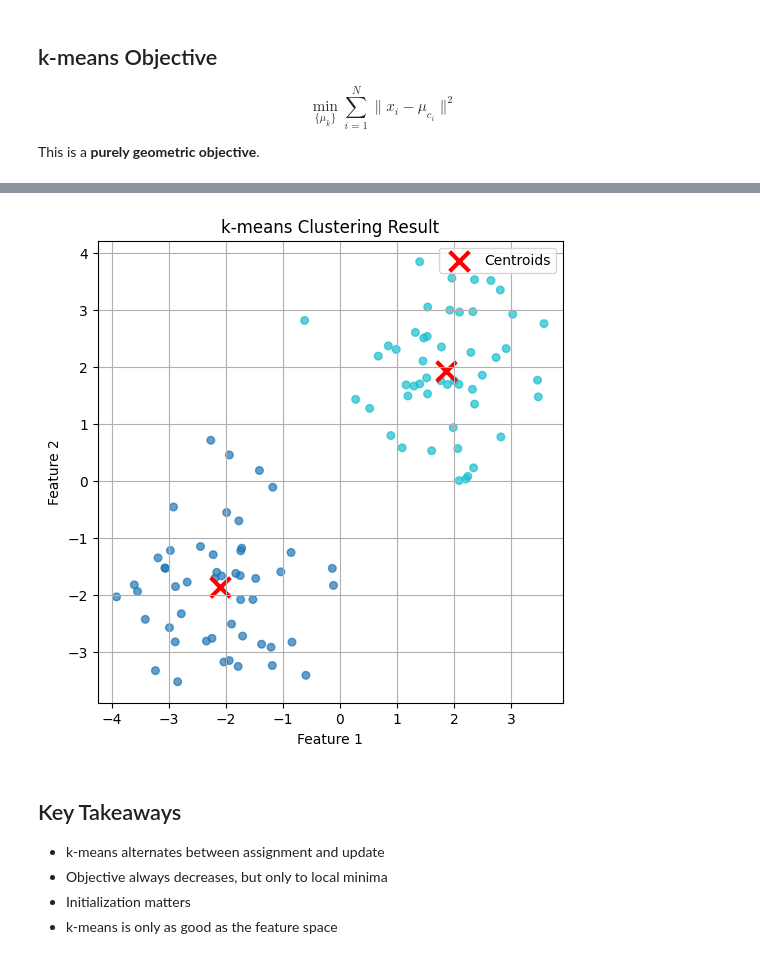
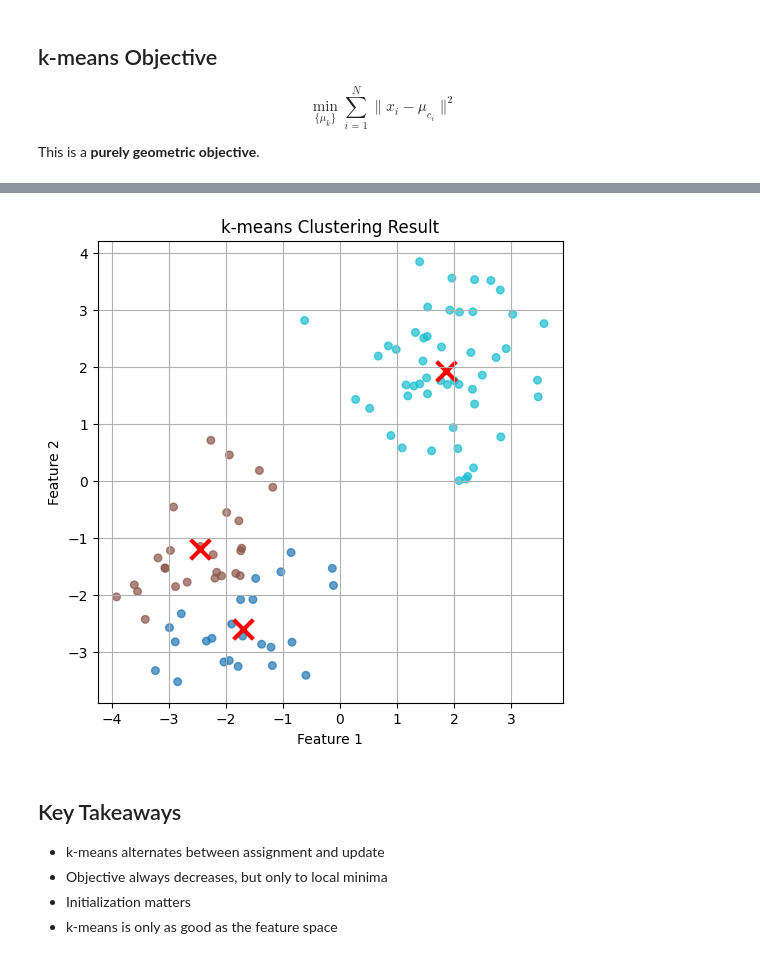
Before and after one commit to im-zhong/MachineLearningYSU2025, a Jupyter notebook: kmeans.ipynb, the cells around one changed output, grey strips where cells are left out. Drawn from its saved outputs; the diff is of its cells as text; code cells hidden in the pictures.

```diff
--- a/kmeans.ipynb
+++ b/kmeans.ipynb
@@ -179,36 +170,44 @@ centroids = kmeans.centroids
+# %%
+# Combine
+X_kmeans = np.vstack([X1, X2])
+
+kmeans = KMeans(n_clusters=3, max_iters=100)
+kmeans.fit(X_kmeans)
+labels = kmeans.predict(X_kmeans)
+centroids = kmeans.centroids
 # %%
 plt.figure(figsize=(6, 6))
 
 # Plot data points, colored by cluster label
 plt.scatter(
     X_kmeans[:, 0],
     X_kmeans[:, 1],
     c=labels,
     cmap="tab10",
     s=30,
     alpha=0.7
 )
 
 # Plot centroids
 plt.scatter(
     centroids[:, 0],
     centroids[:, 1],
     c="red",
     marker="x",
     s=200,
     linewidths=3,
     label="Centroids"
 )
 
 plt.title("k-means Clustering Result")
 plt.xlabel("Feature 1")
 plt.ylabel("Feature 2")
-plt.legend()
+# plt.legend()
 plt.grid(True)
 plt.axis("equal")
 plt.show()
 # %% [output]
-[figure, old version]
+[figure, new version]
 # %% [markdown]
 ## Key Takeaways
 
```
Also changed, not shown: parts of 4 cells of this notebook, 11 other files.
